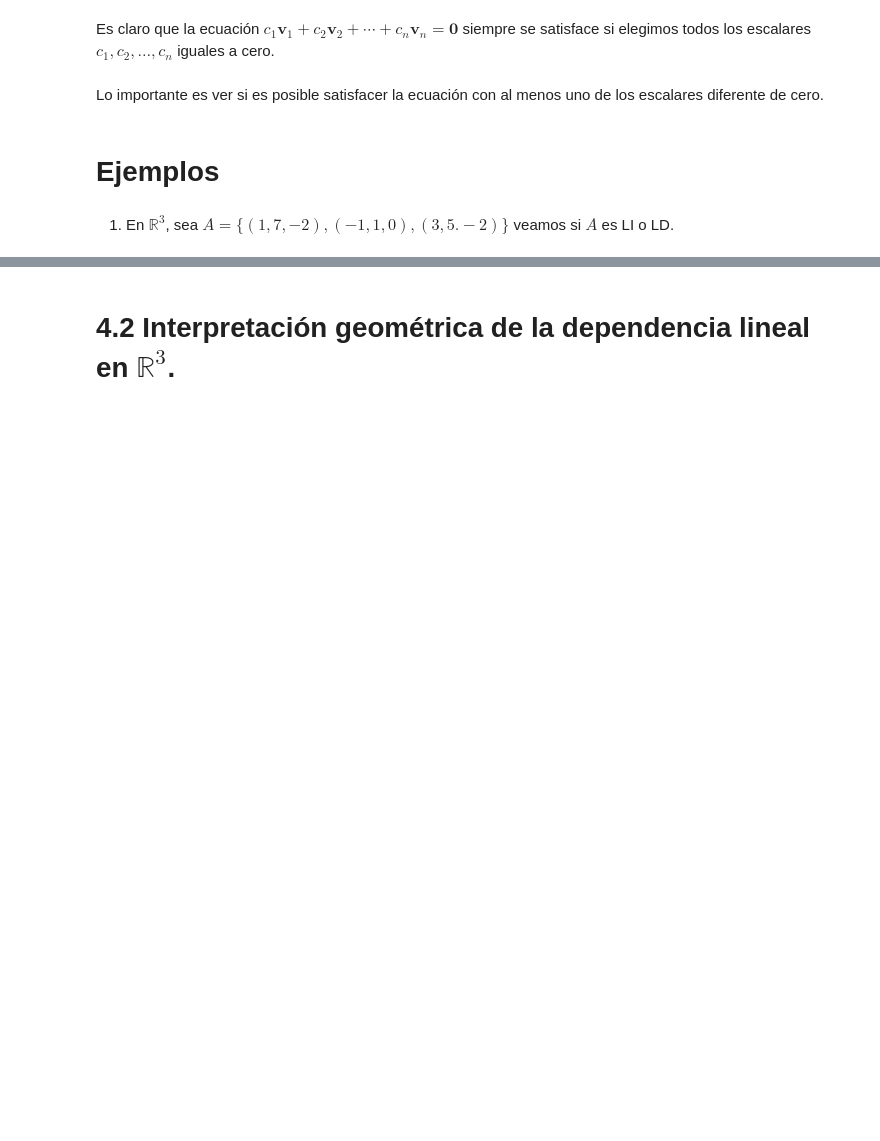
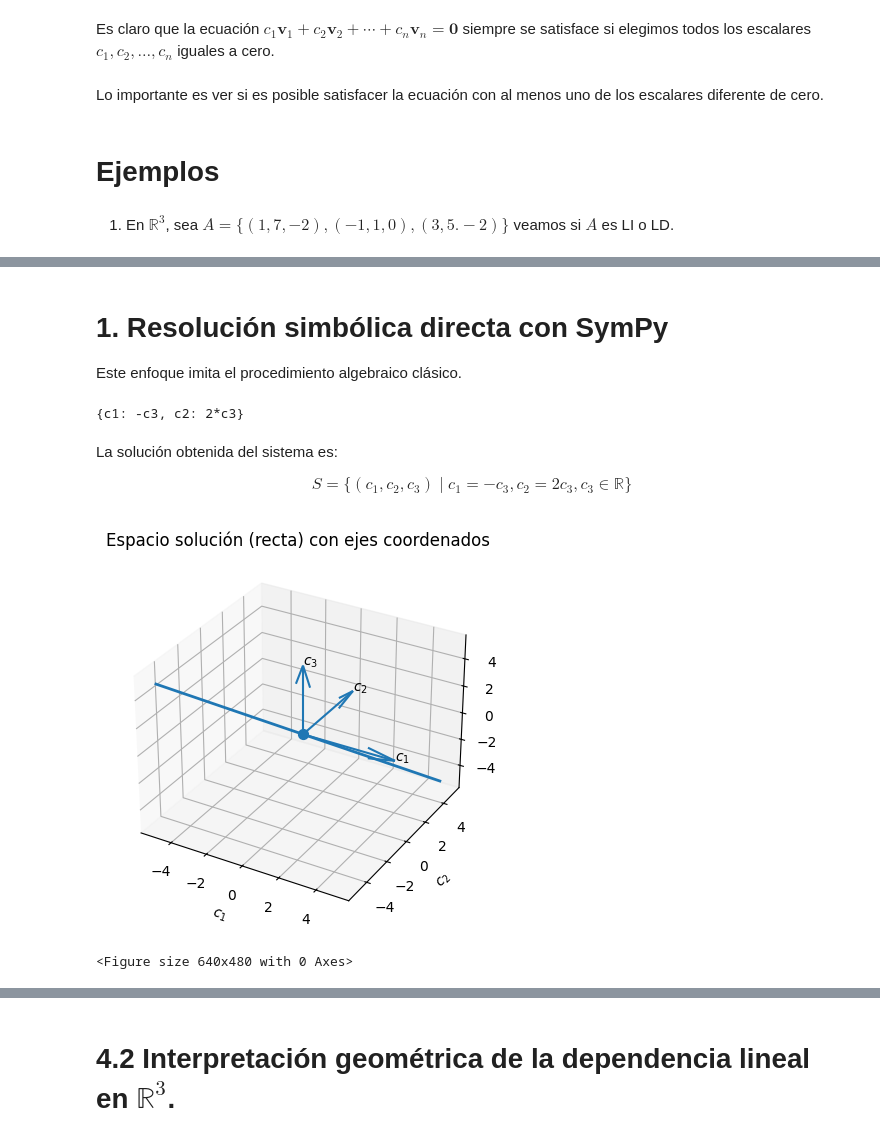
Before and after one commit to marco-canas/linear_algebra, a Jupyter notebook: 3_clases_segun_clara_mejia_laverde/1_cap/4_modulo/4_modulo.ipynb, the cells around one changed output, grey strips where cells are left out. Drawn from its saved outputs; the diff is of its cells as text; code cells hidden in the pictures; blank space fills up the shorter version.

```diff
--- a/3_clases_segun_clara_mejia_laverde/1_cap/4_modulo/4_modulo.ipynb
+++ b/3_clases_segun_clara_mejia_laverde/1_cap/4_modulo/4_modulo.ipynb
@@ -192,0 +218,80 @@ $$
+# %% [markdown]
+
+# 1. Resolución simbólica directa con **SymPy**
+
+Este enfoque imita el procedimiento algebraico clásico.
+# %%
+import sympy as sp
+
+# Variables
+c1, c2, c3 = sp.symbols('c1 c2 c3')
+
+# Sistema
+eqs = [
+    c1 - c2 + 3*c3,
+    7*c1 + c2 + 5*c3,
+    -2*c1 - 2*c3
+]
+
+# Resolver
+sol = sp.solve(eqs, [c1, c2, c3])
+sol
+# %% [output]
+{c1: -c3, c2: 2*c3}
+# %% [markdown]
+La solución obtenida del sistema es:
+
+$$S = \{(c_{1}, c_{2}, c_{3}) \mid c_{1} = -c_{3}, c_{2} = 2c_{3}, c_{3} \in \mathbb{R}\}$$
+# %%
+# Graficamos la solución del sistema
+
+import numpy as np
+import matplotlib.pyplot as plt
+
+# Vector director del espacio solución
+v = np.array([-1, -1, 1])
+
+# Parámetro
+t = np.linspace(-5, 5, 100)
+
+# Recta solución
+x = t * v[0]
+y = t * v[1]
+z = t * v[2]
+
+# Figura 3D
+fig = plt.figure()
+ax = fig.add_subplot(projection='3d')
+
+# Recta solución
+ax.plot(x, y, z, linewidth=2)
+ax.scatter(0, 0, 0, s=50)  # origen
+
+# Ejes coordenados
+axis_len = 5
+ax.quiver(0, 0, 0, axis_len, 0, 0)
+ax.quiver(0, 0, 0, 0, axis_len, 0)
+ax.quiver(0, 0, 0, 0, 0, axis_len)
+
+ax.text(axis_len, 0, 0, r'$c_1$')
+ax.text(0, axis_len, 0, r'$c_2$')
+ax.text(0, 0, axis_len, r'$c_3$')
+
+ax.set_xlabel(r'$c_1$')
+ax.set_ylabel(r'$c_2$')
+ax.set_zlabel(r'$c_3$')
+
+ax.set_title('Espacio solución (recta) con ejes coordenados')
+
+plt.show()
+
+ax.set_xlabel(r'$c_1$')
+ax.set_ylabel(r'$c_2$')
+ax.set_zlabel(r'$c_3$')
+
+ax.set_title('Espacio solución del sistema homogéneo')
+plt.savefig(r"C:\Users\marco\Downloads\espacio_solucion_sistema_homogeneo.png")
+plt.show()
+# %% [output]
+[figure, added]
+<Figure size 640x480 with 0 Axes>
```
Also changed, not shown: parts of 85 cells of this notebook, 1 other file.
